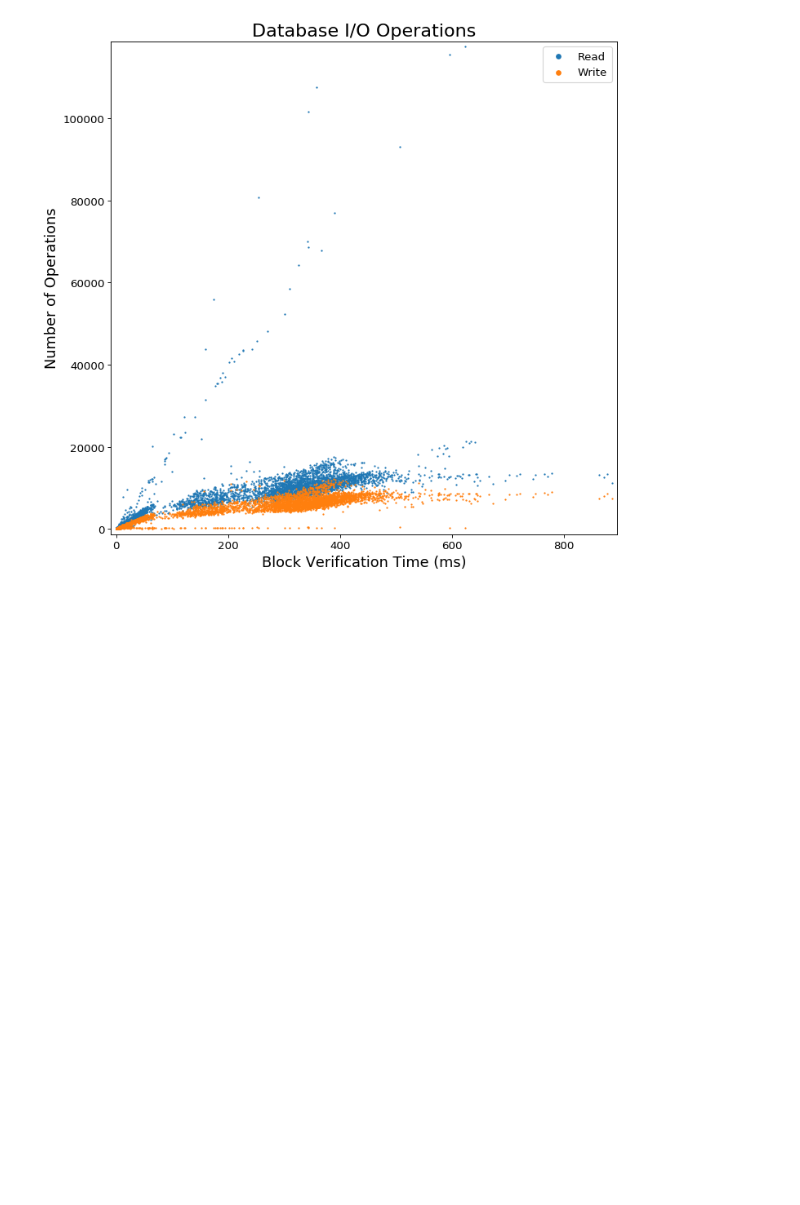
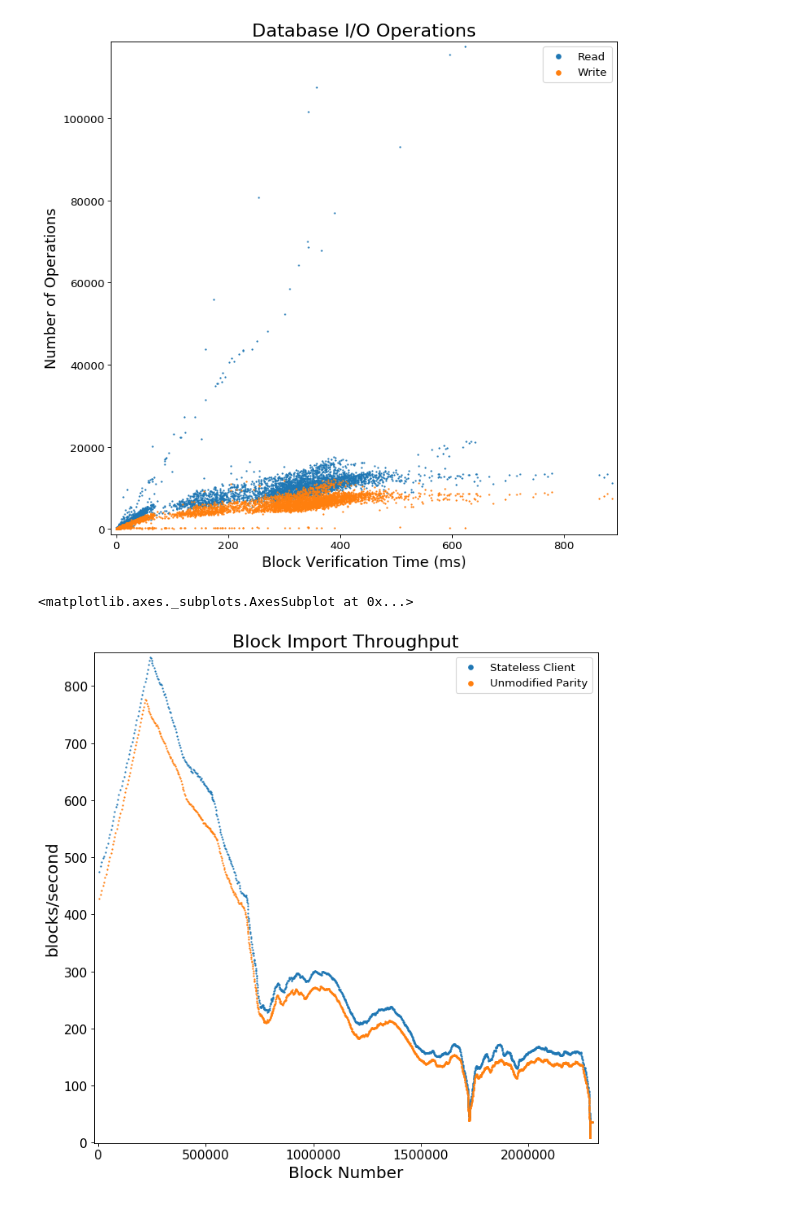
Before and after one commit to souvik1997/thesis, a Jupyter notebook: figures/results/graphs/background/Plots.ipynb, the cells around one changed output. Saved outputs shown, nothing was run; the diff lists cells and outputs as text; code cells hidden in the pictures; blank space fills up the shorter version.

Commit message:
add throughput

```diff
--- a/figures/results/graphs/background/Plots.ipynb
+++ b/figures/results/graphs/background/Plots.ipynb
@@ -53,6 +53,22 @@ with gzip.open("../../data/background/db-ops-elapsed-1000.json.gz") as f:
 
 with gzip.open("../../data/background/db-bytes-elapsed-1000.json.gz") as f:
     db_bytes_elapsed = list(filter(lambda x: x[2] >= 0 and x[2] <= 1000000, simplify_data(json.load(f))))
+# %%
+stateless_import_throughput = []
+with open("../../data/background/stateless-import-3.log") as f:
+    for line in f:
+        split = line.split()
+        if len(split) < 12:
+            continue
+        stateless_import_throughput.append(((int(split[3][1:])), float(split[5])))
+
+stateful_import_throughput = []
+with open("../../data/background/stateful-import-3.log") as f:
+    for line in f:
+        split = line.split()
+        if len(split) < 12:
+            continue
+        stateful_import_throughput.append(((int(split[3][1:])), float(split[5])))
 # %%
 def plot_sizes(data, ax, title, ylabel, *, rolling=1):
     i = max(range(len(data)), key=lambda i: data[i][1])
@@ -223,6 +239,33 @@ plot_db_elapsed_stats(db_ops_elapsed, ax, "Database I/O Operations", "Number of
 # %% [output]
 <matplotlib.axes._subplots.AxesSubplot at 0x...>
 [figure]
+# %%
+def plot_throughput(dataList, ax, title, ylabel, xlimit, *, rolling=1):
+    ax.margins(0.01)
+    scatters = []
+    for data in dataList:
+        ypoints = np.convolve([x[1] for x in data[1]], np.ones((rolling,))/rolling, mode='same')
+        points = list(filter(lambda p: p[0] < xlimit, zip([x[0] for x in data[1]], ypoints)))
+        scatter = ax.scatter([p[0] for p in points], [p[1] for p in points],
+                       s=1, rasterized=True)
+        scatters.append((data[0], scatter))
+    ax.get_xaxis().set_major_formatter(ticker.FuncFormatter(lambda x, p: str(int(x))))
+    ax.tick_params(labelsize=14)
+    ax.set_title(title, fontsize=20)
+    ax.set_ylabel(ylabel, fontsize=18)
+    ax.set_xlabel("Block Number", fontsize=18)
+    ax.legend([s[1] for s in scatters], [s[0] for s in scatters], fontsize=12, markerscale=5)
+
+
+    return ax
+
+throughput_fig = plt.figure(figsize=(10, 10), dpi=80)
+ax = throughput_fig.add_subplot(1, 1, 1)
+plot_throughput([["Stateless Client", stateless_import_throughput],
+                    ["Unmodified Parity", stateful_import_throughput]], ax, "Block Import Throughput", "blocks/second", 2300000, rolling=100)
+# %% [output]
+<matplotlib.axes._subplots.AxesSubplot at 0x...>
+[figure, added]
 # %%
 if RELEASE_MODE:
     block_size_fig.savefig("block-size.pdf", transparent=False)
```
Also changed, not shown: parts of 2 cells of this notebook, 3 other files.
